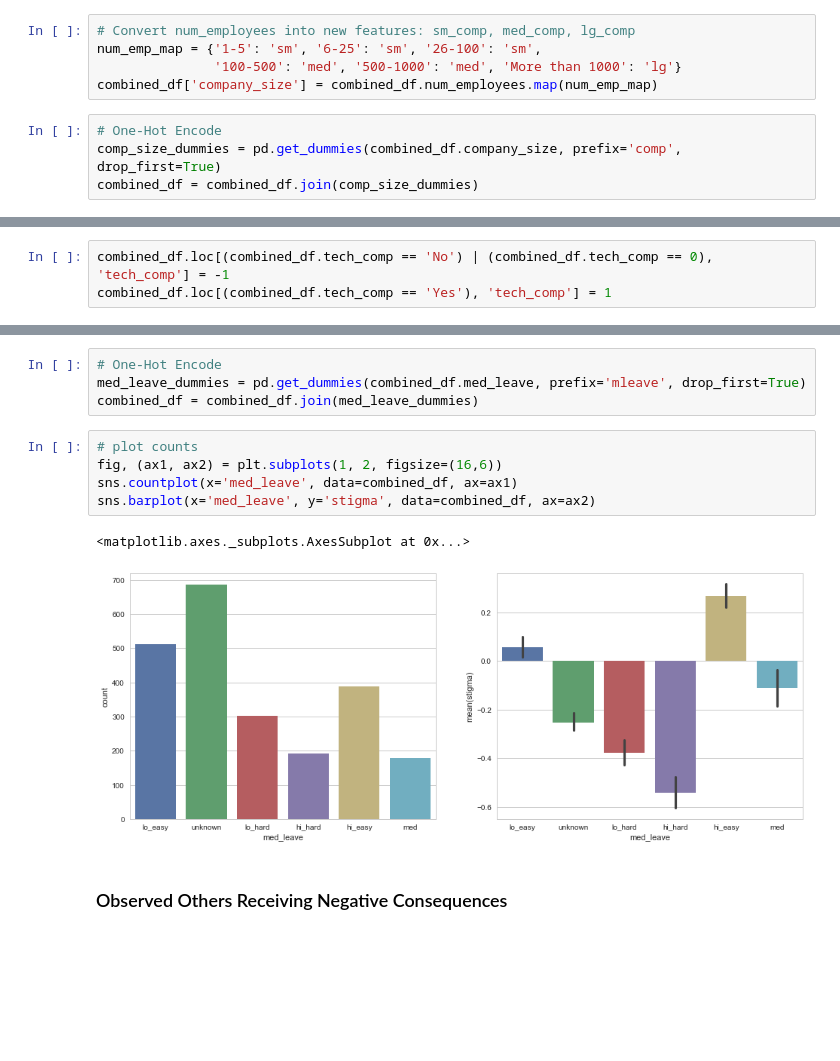
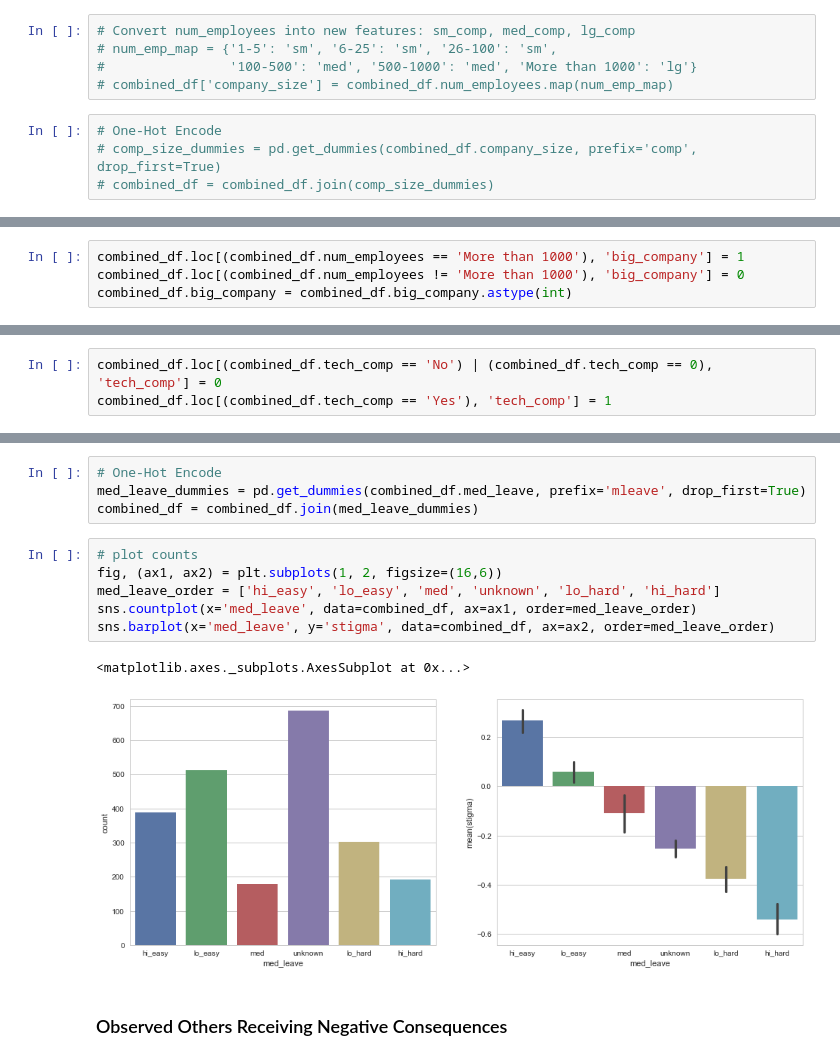
Before and after one commit to phuongho43/cogs108-mental_health, a Jupyter notebook: FinalProject.ipynb, the cells around one changed output, grey strips where cells are left out. Drawn from its saved outputs; the diff is of its cells as text; blank space fills up the shorter version.

```diff
--- a/FinalProject.ipynb
+++ b/FinalProject.ipynb
@@ -686,13 +717,13 @@ combined_df = combined_df.join(work_int_dummies)
 ### Number of Employees
 # %%
 # Convert num_employees into new features: sm_comp, med_comp, lg_comp
-num_emp_map = {'1-5': 'sm', '6-25': 'sm', '26-100': 'sm',
-               '100-500': 'med', '500-1000': 'med', 'More than 1000': 'lg'}
-combined_df['company_size'] = combined_df.num_employees.map(num_emp_map)
+# num_emp_map = {'1-5': 'sm', '6-25': 'sm', '26-100': 'sm',
+#                '100-500': 'med', '500-1000': 'med', 'More than 1000': 'lg'}
+# combined_df['company_size'] = combined_df.num_employees.map(num_emp_map)
 # %%
 # One-Hot Encode
-comp_size_dummies = pd.get_dummies(combined_df.company_size, prefix='comp', drop_first=True)
-combined_df = combined_df.join(comp_size_dummies)
+# comp_size_dummies = pd.get_dummies(combined_df.company_size, prefix='comp', drop_first=True)
+# combined_df = combined_df.join(comp_size_dummies)
 # %%
 # plot counts
 fig, (ax1, ax2) = plt.subplots(1, 2, figsize=(16,6))
@@ -703,0 +735,4 @@ sns.barplot(x='num_employees', y='stigma', data=combined_df, ax=ax2)
+# %%
+combined_df.loc[(combined_df.num_employees == 'More than 1000'), 'big_company'] = 1
+combined_df.loc[(combined_df.num_employees != 'More than 1000'), 'big_company'] = 0
+combined_df.big_company = combined_df.big_company.astype(int)
@@ -718,7 +762,7 @@ sns.barplot(x='remote', y='stigma', data=combined_df, ax=ax2)
 # %% [markdown]
 ### Tech Company
 # %%
-combined_df.loc[(combined_df.tech_comp == 'No') | (combined_df.tech_comp == 0), 'tech_comp'] = -1
+combined_df.loc[(combined_df.tech_comp == 'No') | (combined_df.tech_comp == 0), 'tech_comp'] = 0
 combined_df.loc[(combined_df.tech_comp == 'Yes'), 'tech_comp'] = 1
 # %%
 # plot counts
@@ -777,11 +821,12 @@ combined_df = combined_df.join(med_leave_dummies)
 # %%
 # plot counts
 fig, (ax1, ax2) = plt.subplots(1, 2, figsize=(16,6))
-sns.countplot(x='med_leave', data=combined_df, ax=ax1)
-sns.barplot(x='med_leave', y='stigma', data=combined_df, ax=ax2)
+med_leave_order = ['hi_easy', 'lo_easy', 'med', 'unknown', 'lo_hard', 'hi_hard']
+sns.countplot(x='med_leave', data=combined_df, ax=ax1, order=med_leave_order)
+sns.barplot(x='med_leave', y='stigma', data=combined_df, ax=ax2, order=med_leave_order)
 # %% [output]
 <matplotlib.axes._subplots.AxesSubplot at 0x...>
-[figure, old version]
+[figure, new version]
 # %% [markdown]
 ### Observed Others Receiving Negative Consequences
 # %%
```
Also changed, not shown: parts of 68 cells of this notebook.
